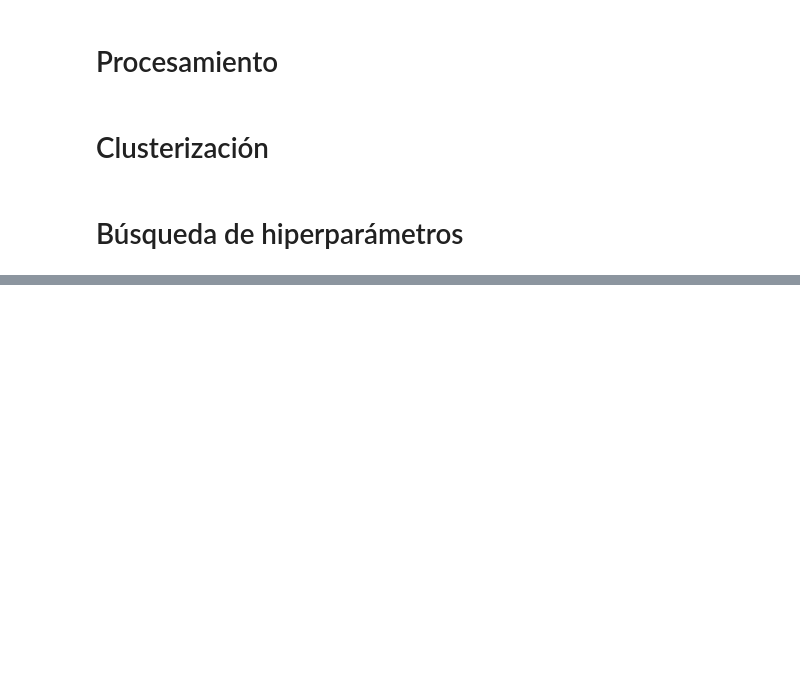
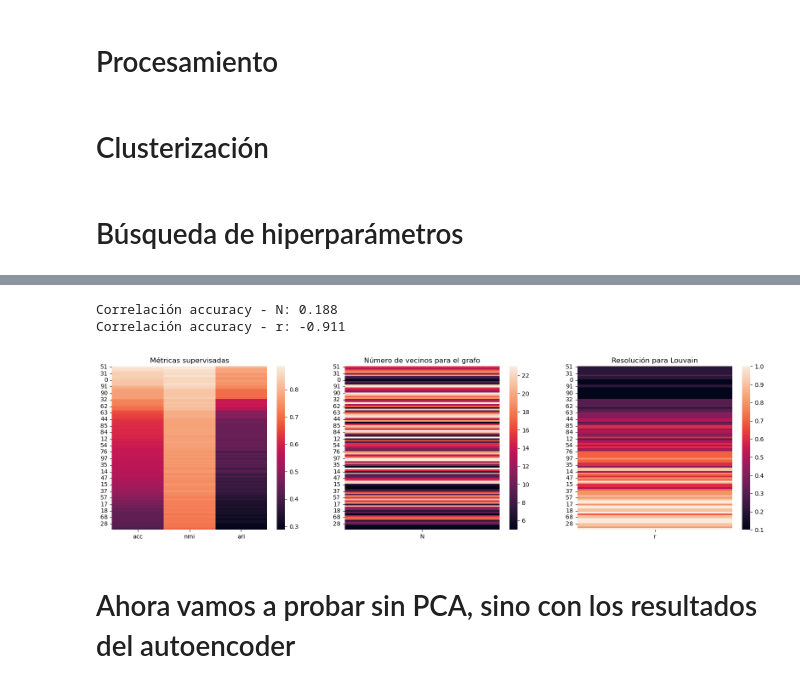
Before and after one commit to mroblesquantil/SingleCellAnalysis, a Jupyter notebook: src/Graph-based/0_exploracion.ipynb, the cells around one changed output, grey strips where cells are left out. Saved outputs shown, nothing was run; the diff lists cells and outputs as text; code cells hidden in the pictures; blank space fills up the shorter version.

```diff
--- a/src/Graph-based/0_exploracion.ipynb
+++ b/src/Graph-based/0_exploracion.ipynb
@@ -271,0 +241,18 @@ X
+# %%
+# Comparemos las métricas supervisadas con parámetros - Parece que entre menor la resolución es mejor el resultado
+
+fig, axes = plt.subplots(ncols = 3, figsize = (20,5))
+sns.heatmap(results[['acc', 'nmi', 'ari']], ax = axes[0]).set(title = 'Métricas supervisadas')
+sns.heatmap(results[['N']], ax = axes[1]).set(title = 'Número de vecinos para el grafo')
+sns.heatmap(results[['r']], ax = axes[2]).set(title = 'Resolución para Louvain')
+
+# Correlaciones con accuracy
+for col in ['N', 'r']:
+    corr = np.round(pearsonr(results.acc, results[col]).statistic,3)
+    print(f'Correlación accuracy - {col}: {corr}')
+# %% [output]
+Correlación accuracy - N: 0.188
+Correlación accuracy - r: -0.911
+[figure, added]
+# %% [markdown]
+# Ahora vamos a probar sin PCA, sino con los resultados del autoencoder
```
Also changed, not shown: parts of 26 cells of this notebook, 6 other files.
